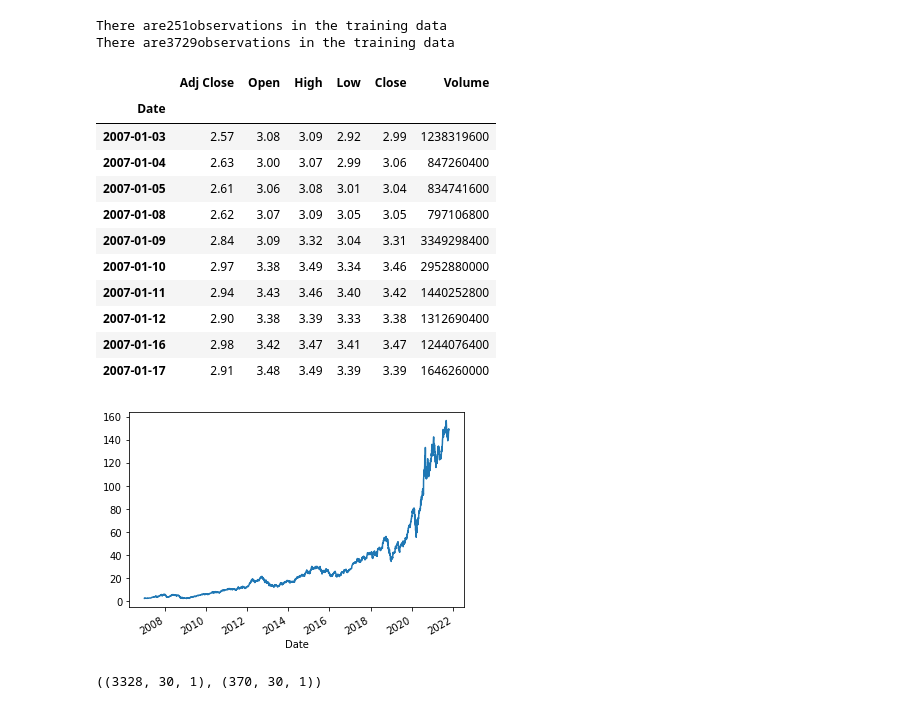
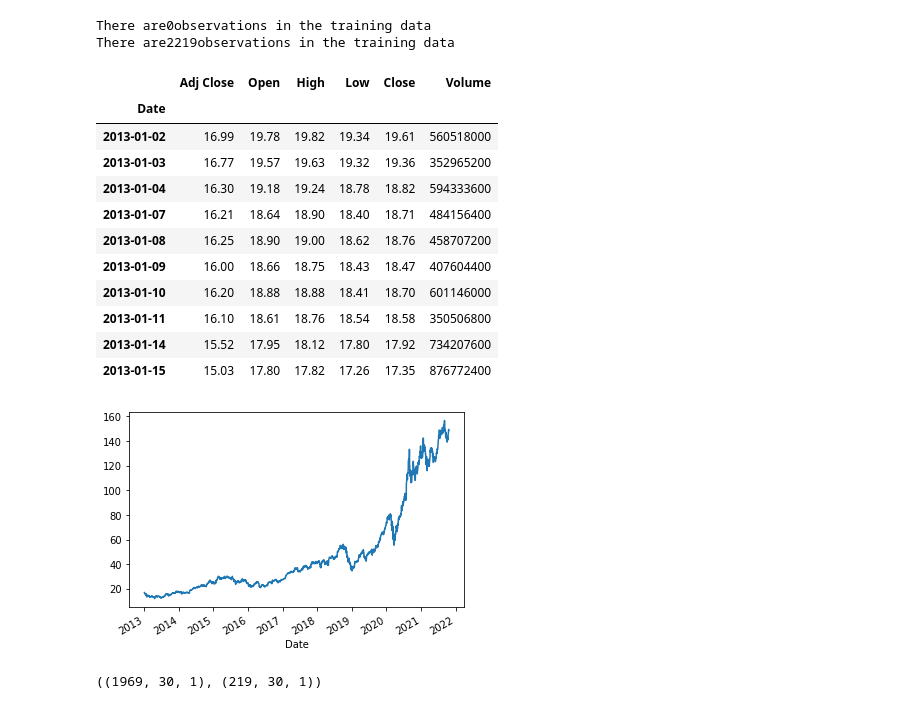
Before and after one commit to blackgreenc/AI, a Jupyter notebook: school_project123.ipynb, the cells around one changed output. Saved outputs shown, nothing was run; the diff lists cells and outputs as text; code cells hidden in the pictures.

```diff
--- a/school_project123.ipynb
+++ b/school_project123.ipynb
@@ -32,35 +32,35 @@ Successfully installed lxml-4.6.3 yfinance-0.1.64
 # %%
 # 나스닥 100
 AAPL  = yf.download('AAPL',
-                     start = '2007-01-01',
+                     start = '2013-01-01',
                      end = '2021-10-25',
                      progress = False)
 
 data = AAPL[['Adj Close', 'Open', 'High', 'Low', "Close","Volume"]].round(2)
 
 print("There are" + str(data[:"2007"].shape[0]) + "observations in the training data")
 print("There are" + str(data[:"2021"].shape[0]) + "observations in the training data")
 
 
 data['Adj Close'].plot()
 data.shape
 data.head(10)
 # %% [output]
-There are251observations in the training data
-There are3729observations in the training data
+There are0observations in the training data
+There are2219observations in the training data
 |  | Adj Close | Open | High | Low | Close | Volume |
 | Date |  |  |  |  |  |  |
-| 2007-01-03 | 2.57 | 3.08 | 3.09 | 2.92 | 2.99 | 1238319600 |
-| 2007-01-04 | 2.63 | 3.00 | 3.07 | 2.99 | 3.06 | 847260400 |
-| 2007-01-05 | 2.61 | 3.06 | 3.08 | 3.01 | 3.04 | 834741600 |
-| 2007-01-08 | 2.62 | 3.07 | 3.09 | 3.05 | 3.05 | 797106800 |
-| 2007-01-09 | 2.84 | 3.09 | 3.32 | 3.04 | 3.31 | 3349298400 |
-| 2007-01-10 | 2.97 | 3.38 | 3.49 | 3.34 | 3.46 | 2952880000 |
-| 2007-01-11 | 2.94 | 3.43 | 3.46 | 3.40 | 3.42 | 1440252800 |
-| 2007-01-12 | 2.90 | 3.38 | 3.39 | 3.33 | 3.38 | 1312690400 |
-| 2007-01-16 | 2.98 | 3.42 | 3.47 | 3.41 | 3.47 | 1244076400 |
-| 2007-01-17 | 2.91 | 3.48 | 3.49 | 3.39 | 3.39 | 1646260000 |
+| 2013-01-02 | 16.99 | 19.78 | 19.82 | 19.34 | 19.61 | 560518000 |
+| 2013-01-03 | 16.77 | 19.57 | 19.63 | 19.32 | 19.36 | 352965200 |
+| 2013-01-04 | 16.30 | 19.18 | 19.24 | 18.78 | 18.82 | 594333600 |
+| 2013-01-07 | 16.21 | 18.64 | 18.90 | 18.40 | 18.71 | 484156400 |
+| 2013-01-08 | 16.25 | 18.90 | 19.00 | 18.62 | 18.76 | 458707200 |
+| 2013-01-09 | 16.00 | 18.66 | 18.75 | 18.43 | 18.47 | 407604400 |
+| 2013-01-10 | 16.20 | 18.88 | 18.88 | 18.41 | 18.70 | 601146000 |
+| 2013-01-11 | 16.10 | 18.61 | 18.76 | 18.54 | 18.58 | 350506800 |
+| 2013-01-14 | 15.52 | 17.95 | 18.12 | 17.80 | 17.92 | 734207600 |
+| 2013-01-15 | 15.03 | 17.80 | 17.82 | 17.26 | 17.35 | 876772400 |
-[figure, old version]
+[figure, new version]
 # %%
 high_prices = data['High'].values
 low_prices = data['Low'].values
@@ -94,7 +94,7 @@ y_test = result[row:, -1]
 
 x_train.shape, x_test.shape
 # %% [output]
-((3328, 30, 1), (370, 30, 1))
+((1969, 30, 1), (219, 30, 1))
 # %%
 model = Sequential()
 
```
Also changed, not shown: parts of 5 cells of this notebook.
